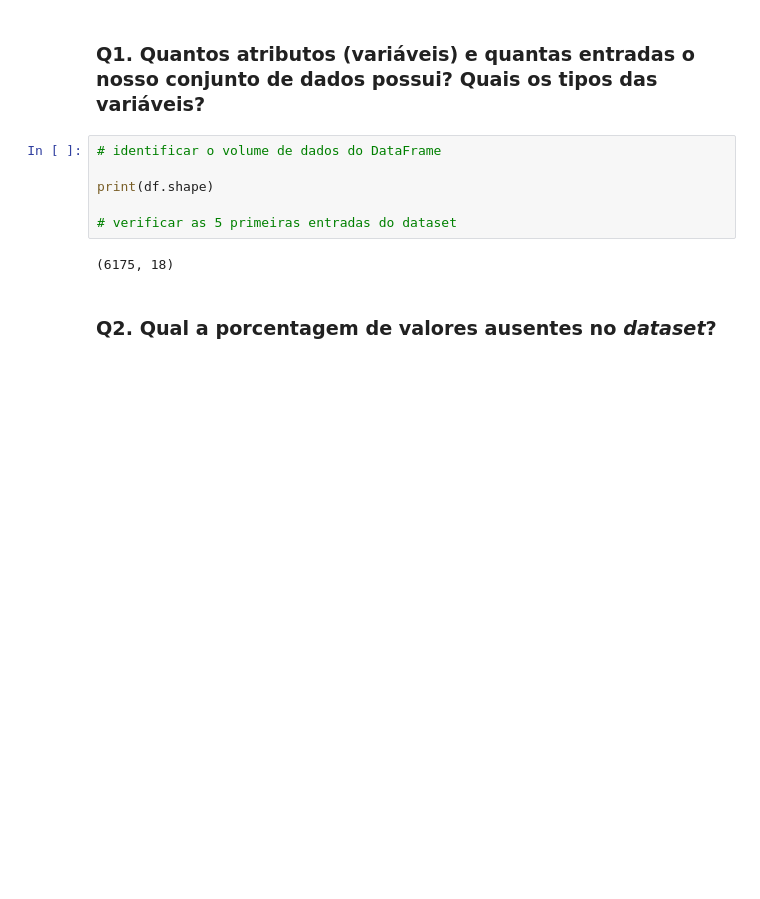
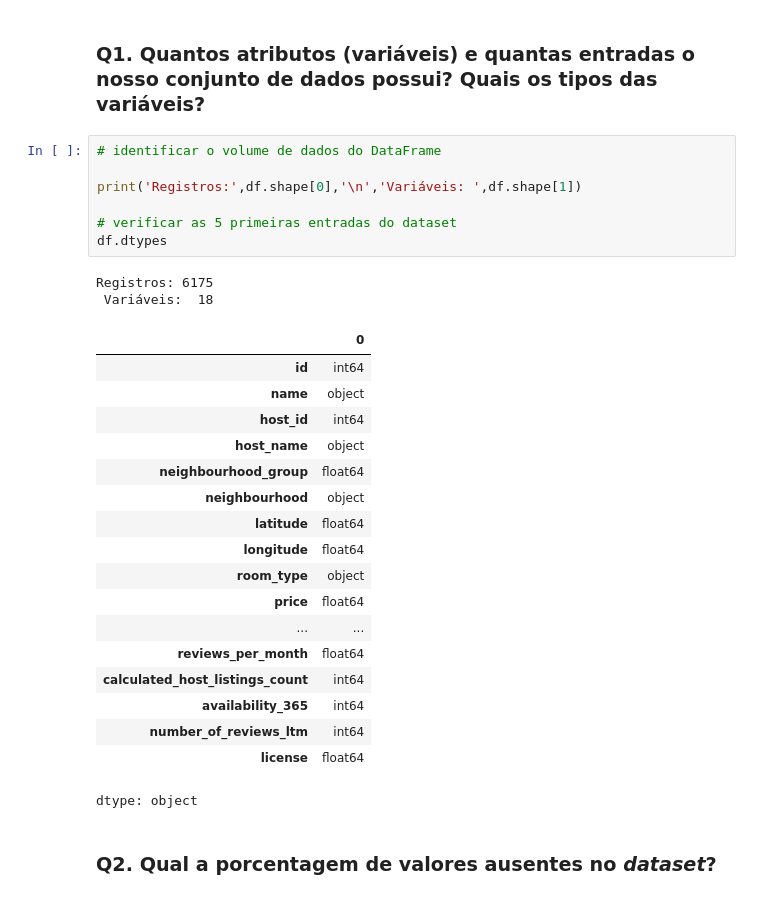
Before and after one commit to JoaoMarcosRamos/analisandodadosairbnb, a Jupyter notebook: Cópia_de_[Template]_Analisando_os_Dados_do_Airbnb.ipynb, the cells around one changed output. Saved outputs shown, nothing was run; the diff lists cells and outputs as text; blank space fills up the shorter version.

```diff
--- a/Cópia_de_[Template]_Analisando_os_Dados_do_Airbnb.ipynb
+++ b/Cópia_de_[Template]_Analisando_os_Dados_do_Airbnb.ipynb
@@ -71,11 +71,31 @@ df.head()
 # %%
 # identificar o volume de dados do DataFrame
 
-print(df.shape)
+print('Registros:',df.shape[0],'\n','Variáveis: ',df.shape[1])
 
 # verificar as 5 primeiras entradas do dataset
+df.dtypes
 # %% [output]
-(6175, 18)
+Registros: 6175
+ Variáveis:  18
+|  | 0 |
+| id | int64 |
+| name | object |
+| host_id | int64 |
+| host_name | object |
+| neighbourhood_group | float64 |
+| neighbourhood | object |
+| latitude | float64 |
+| longitude | float64 |
+| room_type | object |
+| price | float64 |
+| ... | ... |
+| reviews_per_month | float64 |
+| calculated_host_listings_count | int64 |
+| availability_365 | int64 |
+| number_of_reviews_ltm | int64 |
+| license | float64 |
+dtype: object
 # %% [markdown]
 ### **Q2. Qual a porcentagem de valores ausentes no *dataset*?**
 # %%
```
Also changed, not shown: parts of 2 cells of this notebook.
